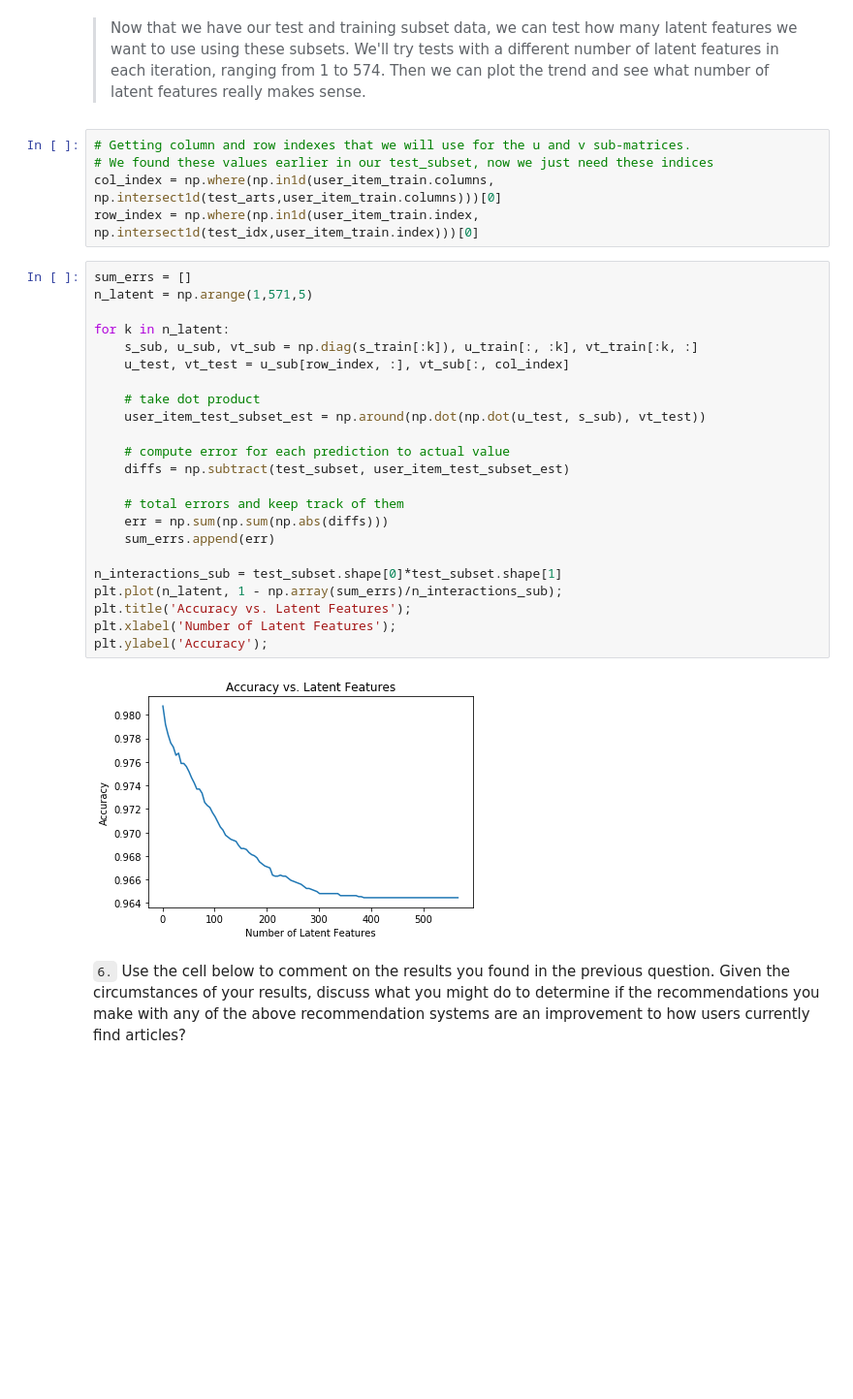
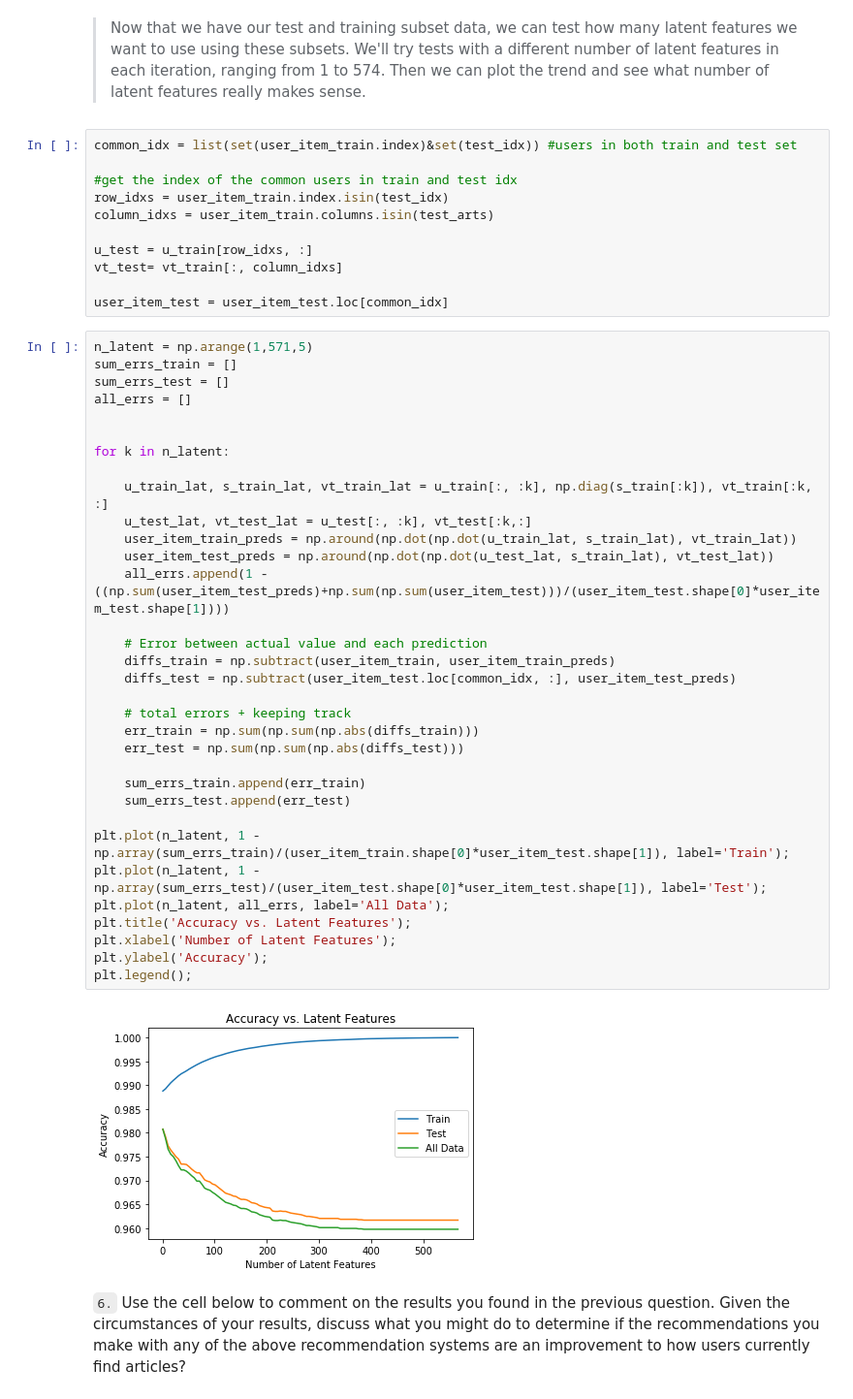
Before and after one commit to vikramtharakan/IBM_recommendations, a Jupyter notebook: Recommendations_with_IBM.ipynb, the cells around one changed output. Shown: that part at 97% size. Drawn from its saved outputs; the diff is of its cells as text; blank space fills up the shorter version.

```diff
--- a/Recommendations_with_IBM.ipynb
+++ b/Recommendations_with_IBM.ipynb
@@ -877,35 +877,51 @@ print(test_subset.shape)
 (20, 574)
 # %% [markdown]
 > Now that we have our test and training subset data, we can test how many latent features we want to use using these subsets. We'll try tests with a different number of latent features in each iteration, ranging from 1 to 574. Then we can plot the trend and see what number of latent features really makes sense.
-# %%
-# Getting column and row indexes that we will use for the u and v sub-matrices.
-# We found these values earlier in our test_subset, now we just need these indices
-col_index = np.where(np.in1d(user_item_train.columns, np.intersect1d(test_arts,user_item_train.columns)))[0]
-row_index = np.where(np.in1d(user_item_train.index, np.intersect1d(test_idx,user_item_train.index)))[0]
-# %%
-sum_errs = []
-n_latent = np.arange(1,571,5)
-
-for k in n_latent:
-    s_sub, u_sub, vt_sub = np.diag(s_train[:k]), u_train[:, :k], vt_train[:k, :]
-    u_test, vt_test = u_sub[row_index, :], vt_sub[:, col_index]
-
-    # take dot product
-    user_item_test_subset_est = np.around(np.dot(np.dot(u_test, s_sub), vt_test))
-
-    # compute error for each prediction to actual value
-    diffs = np.subtract(test_subset, user_item_test_subset_est)
-
-    # total errors and keep track of them
-    err = np.sum(np.sum(np.abs(diffs)))
-    sum_errs.append(err)
-
-n_interactions_sub = test_subset.shape[0]*test_subset.shape[1]
-plt.plot(n_latent, 1 - np.array(sum_errs)/n_interactions_sub);
-plt.title('Accuracy vs. Latent Features');
-plt.xlabel('Number of Latent Features');
-plt.ylabel('Accuracy');
-# %% [output]
-[figure, removed]
+# %%
+common_idx = list(set(user_item_train.index)&set(test_idx)) #users in both train and test set
+
+#get the index of the common users in train and test idx
+row_idxs = user_item_train.index.isin(test_idx)
+column_idxs = user_item_train.columns.isin(test_arts)
+
+u_test = u_train[row_idxs, :]
+vt_test= vt_train[:, column_idxs]
+
+user_item_test = user_item_test.loc[common_idx]
+# %%
+n_latent = np.arange(1,571,5)
+sum_errs_train = []
+sum_errs_test = []
+all_errs = []
+
+
+for k in n_latent:
+
+    u_train_lat, s_train_lat, vt_train_lat = u_train[:, :k], np.diag(s_train[:k]), vt_train[:k, :]
+    u_test_lat, vt_test_lat = u_test[:, :k], vt_test[:k,:]
+    user_item_train_preds = np.around(np.dot(np.dot(u_train_lat, s_train_lat), vt_train_lat))
+    user_item_test_preds = np.around(np.dot(np.dot(u_test_lat, s_train_lat), vt_test_lat))
+    all_errs.append(1 - ((np.sum(user_item_test_preds)+np.sum(np.sum(user_item_test)))/(user_item_test.shape[0]*user_item_test.shape[1])))
+
+    # Error between actual value and each prediction
+    diffs_train = np.subtract(user_item_train, user_item_train_preds)
+    diffs_test = np.subtract(user_item_test.loc[common_idx, :], user_item_test_preds)
+
+    # total errors + keeping track
+    err_train = np.sum(np.sum(np.abs(diffs_train)))
+    err_test = np.sum(np.sum(np.abs(diffs_test)))
+
+    sum_errs_train.append(err_train)
+    sum_errs_test.append(err_test)
+
+plt.plot(n_latent, 1 - np.array(sum_errs_train)/(user_item_train.shape[0]*user_item_test.shape[1]), label='Train');
+plt.plot(n_latent, 1 - np.array(sum_errs_test)/(user_item_test.shape[0]*user_item_test.shape[1]), label='Test');
+plt.plot(n_latent, all_errs, label='All Data');
+plt.title('Accuracy vs. Latent Features');
+plt.xlabel('Number of Latent Features');
+plt.ylabel('Accuracy');
+plt.legend();
+# %% [output]
+[figure, added]
 # %% [markdown]
 `6.` Use the cell below to comment on the results you found in the previous question. Given the circumstances of your results, discuss what you might do to determine if the recommendations you make with any of the above recommendation systems are an improvement to how users currently find articles?
```
Also changed, not shown: parts of 5 cells of this notebook, 1 other file.
